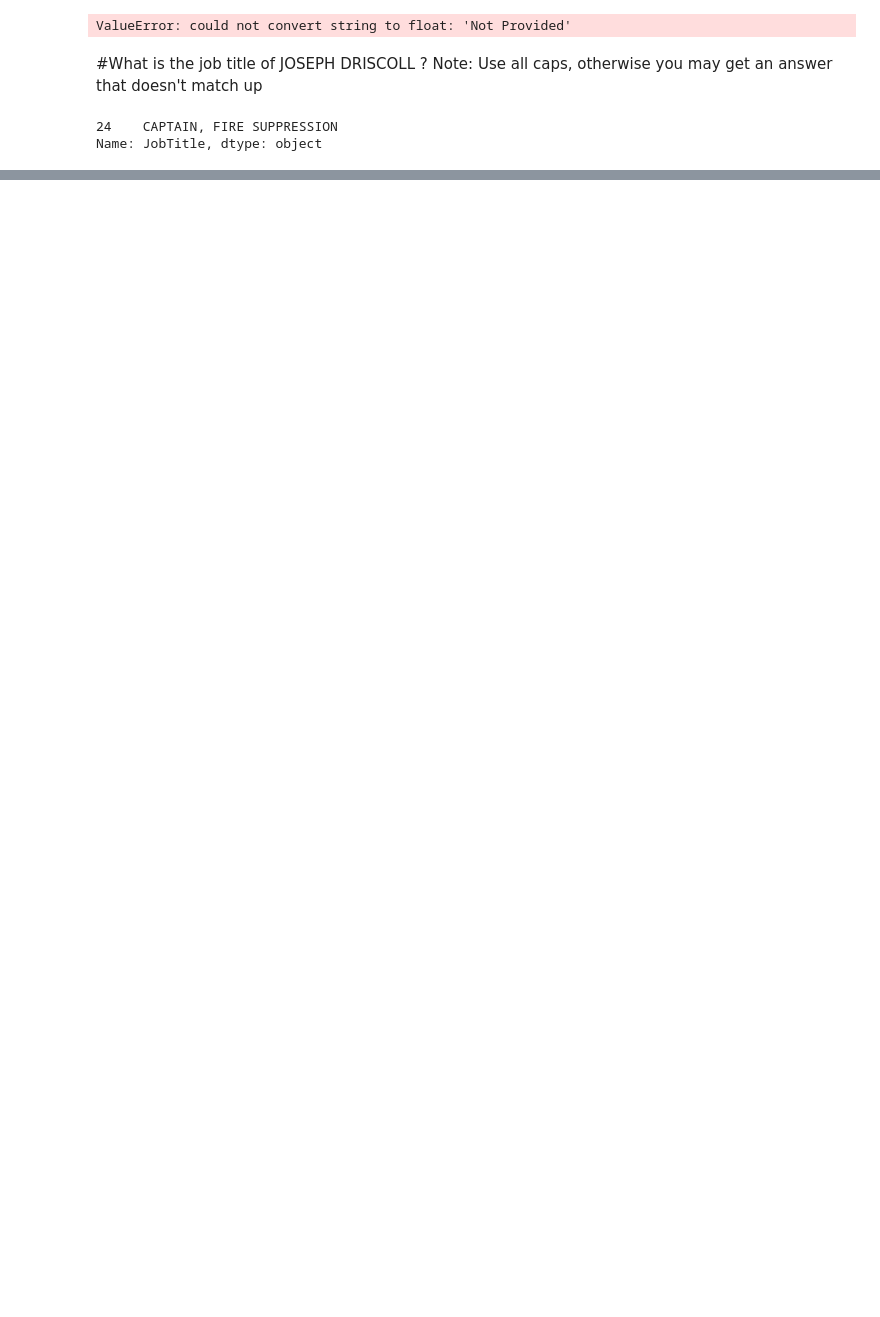
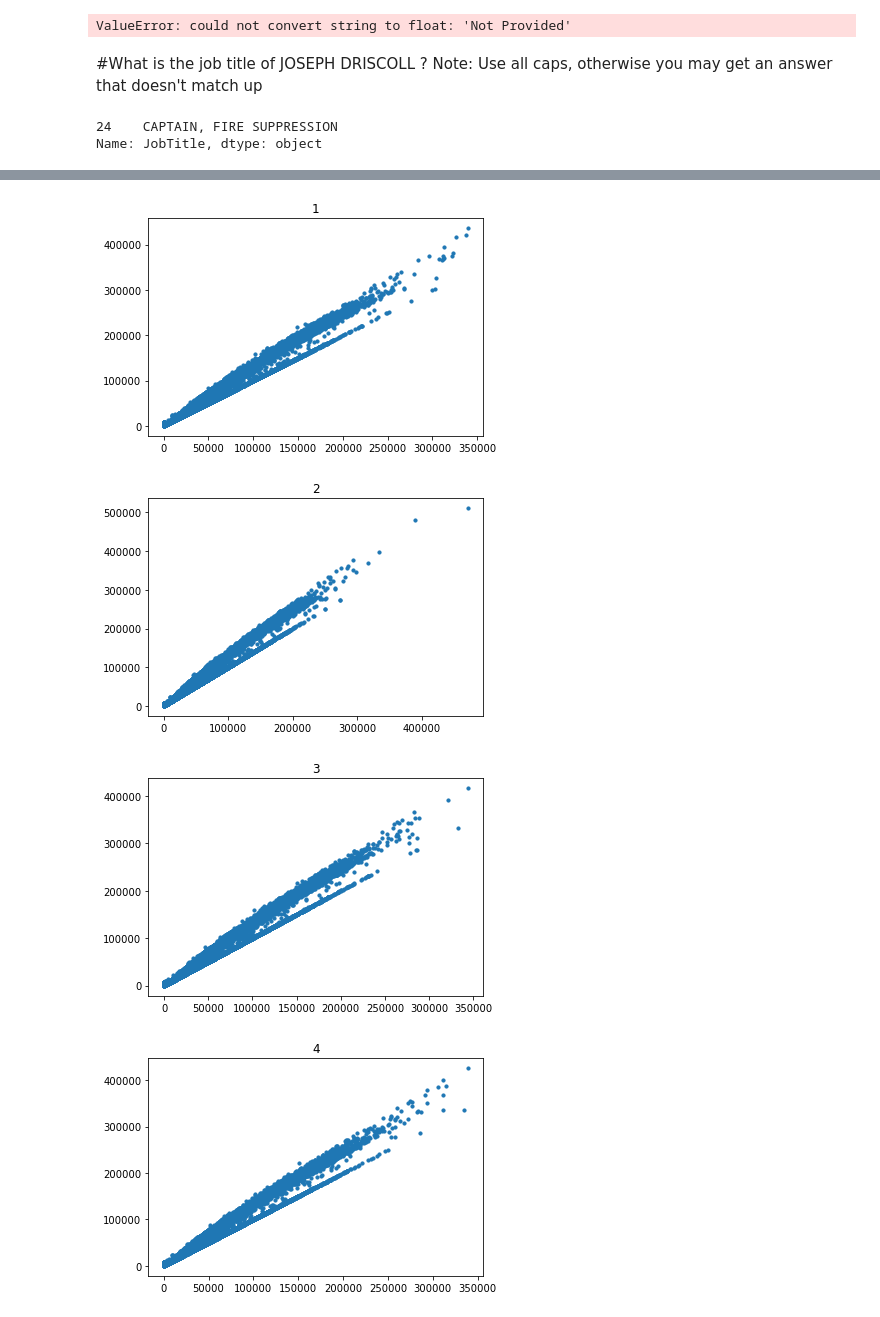
Before and after one commit to mayakadam/Python, a Jupyter notebook: Salaries_Kaggle.ipynb, the cells around one changed output, grey strips where cells are left out. Drawn from its saved outputs; the diff is of its cells as text; code cells hidden in the pictures; blank space fills up the shorter version.

```diff
--- a/Salaries_Kaggle.ipynb
+++ b/Salaries_Kaggle.ipynb
@@ -142,0 +178,13 @@ Name: JobTitle, dtype: object
+# %%
+deptid_sorted=sorted(set(sal['DeptID']))
+# %%
+for given_deptid in deptid_sorted:
+    sal_deptid = sal[sal['DeptID']==given_deptid]
+    plt.scatter(sal_deptid.TotalPay,sal_deptid.TotalPayBenefits,10)
+    plt.title(given_deptid)
+    plt.show()
+# %% [output]
+[figure, added]
+[figure, added]
+[figure, added]
+[figure, added]
```
Also changed, not shown: parts of 22 cells of this notebook, 10 other files.
